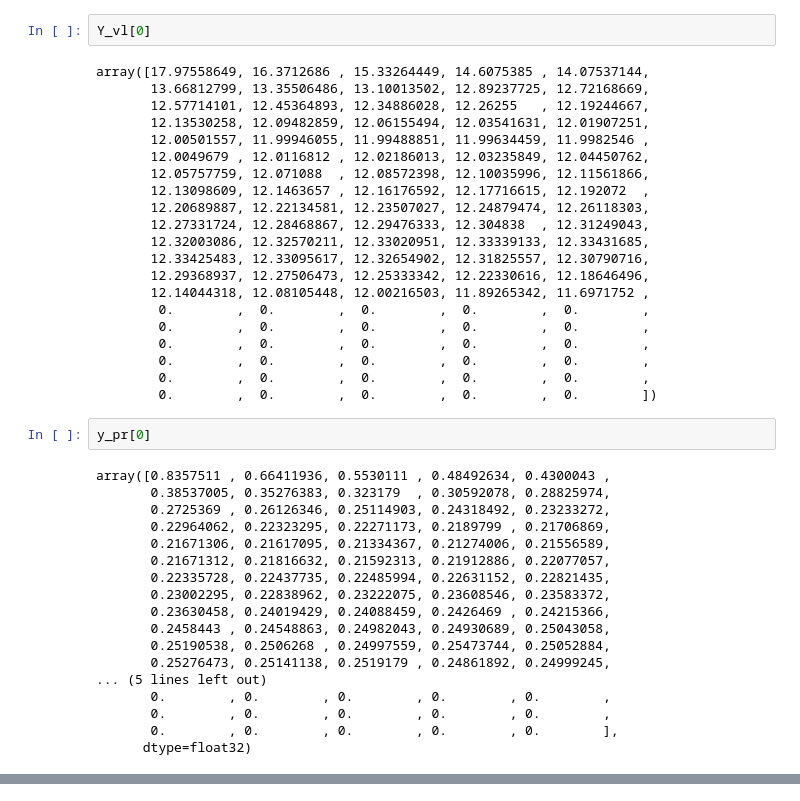
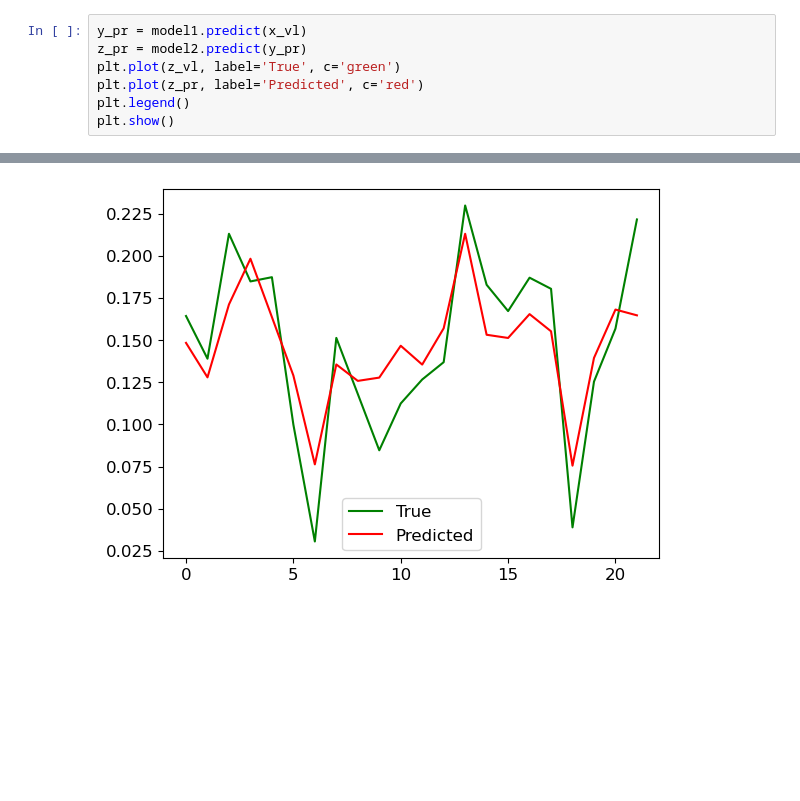
Before and after one commit to anikmh/emulator, a Jupyter notebook: train/mvsr/mvsr_nl.ipynb, the cells around one changed output, grey strips where cells are left out. Drawn from its saved outputs; the diff is of its cells as text; blank space fills up the shorter version.

```diff
--- a/train/mvsr/mvsr_nl.ipynb
+++ b/train/mvsr/mvsr_nl.ipynb
@@ -188,43 +259,8 @@ array([17.951897 , 16.304197 , 15.237537 , 14.58391  , 14.056648 ,
-# %%
-Y_vl[0]
-# %% [output]
-array([17.97558649, 16.3712686 , 15.33264449, 14.6075385 , 14.07537144,
-       13.66812799, 13.35506486, 13.10013502, 12.89237725, 12.72168669,
-       12.57714101, 12.45364893, 12.34886028, 12.26255   , 12.19244667,
-       12.13530258, 12.09482859, 12.06155494, 12.03541631, 12.01907251,
-       12.00501557, 11.99946055, 11.99488851, 11.99634459, 11.9982546 ,
-       12.0049679 , 12.0116812 , 12.02186013, 12.03235849, 12.04450762,
-       12.05757759, 12.071088  , 12.08572398, 12.10035996, 12.11561866,
-       12.13098609, 12.1463657 , 12.16176592, 12.17716615, 12.192072  ,
-       12.20689887, 12.22134581, 12.23507027, 12.24879474, 12.26118303,
-       12.27331724, 12.28468867, 12.29476333, 12.304838  , 12.31249043,
-       12.32003086, 12.32570211, 12.33020951, 12.33339133, 12.33431685,
-       12.33425483, 12.33095617, 12.32654902, 12.31825557, 12.30790716,
-       12.29368937, 12.27506473, 12.25333342, 12.22330616, 12.18646496,
-       12.14044318, 12.08105448, 12.00216503, 11.89265342, 11.6971752 ,
-        0.        ,  0.        ,  0.        ,  0.        ,  0.        ,
-        0.        ,  0.        ,  0.        ,  0.        ,  0.        ,
-        0.        ,  0.        ,  0.        ,  0.        ,  0.        ,
-        0.        ,  0.        ,  0.        ,  0.        ,  0.        ,
-        0.        ,  0.        ,  0.        ,  0.        ,  0.        ,
-        0.        ,  0.        ,  0.        ,  0.        ,  0.        ])
-# %%
-y_pr[0]
-# %% [output]
-array([0.8357511 , 0.66411936, 0.5530111 , 0.48492634, 0.4300043 ,
-       0.38537005, 0.35276383, 0.323179  , 0.30592078, 0.28825974,
-       0.2725369 , 0.26126346, 0.25114903, 0.24318492, 0.23233272,
-       0.22964062, 0.22323295, 0.22271173, 0.2189799 , 0.21706869,
-       0.21671306, 0.21617095, 0.21334367, 0.21274006, 0.21556589,
-       0.21671312, 0.21816632, 0.21592313, 0.21912886, 0.22077057,
-       0.22335728, 0.22437735, 0.22485994, 0.22631152, 0.22821435,
-       0.23002295, 0.22838962, 0.23222075, 0.23608546, 0.23583372,
-       0.23630458, 0.24019429, 0.24088459, 0.2426469 , 0.24215366,
-       0.2458443 , 0.24548863, 0.24982043, 0.24930689, 0.25043058,
-       0.25190538, 0.2506268 , 0.24997559, 0.25473744, 0.25052884,
-       0.25276473, 0.25141138, 0.2519179 , 0.24861892, 0.24999245,
-... (5 lines left out)
-       0.        , 0.        , 0.        , 0.        , 0.        ,
-       0.        , 0.        , 0.        , 0.        , 0.        ,
-       0.        , 0.        , 0.        , 0.        , 0.        ],
-      dtype=float32)
+# %%
+y_pr = model1.predict(x_vl)
+z_pr = model2.predict(y_pr)
+plt.plot(z_vl, label='True', c='green')
+plt.plot(z_pr, label='Predicted', c='red')
+plt.legend()
+plt.show()
+# %% [output]
@@ -230,0 +269 @@ array([0.8357511 , 0.66411936, 0.5530111 , 0.48492634, 0.4300043 ,
+[figure, added]
```
Also changed, not shown: parts of 11 cells of this notebook, 2 other files.
